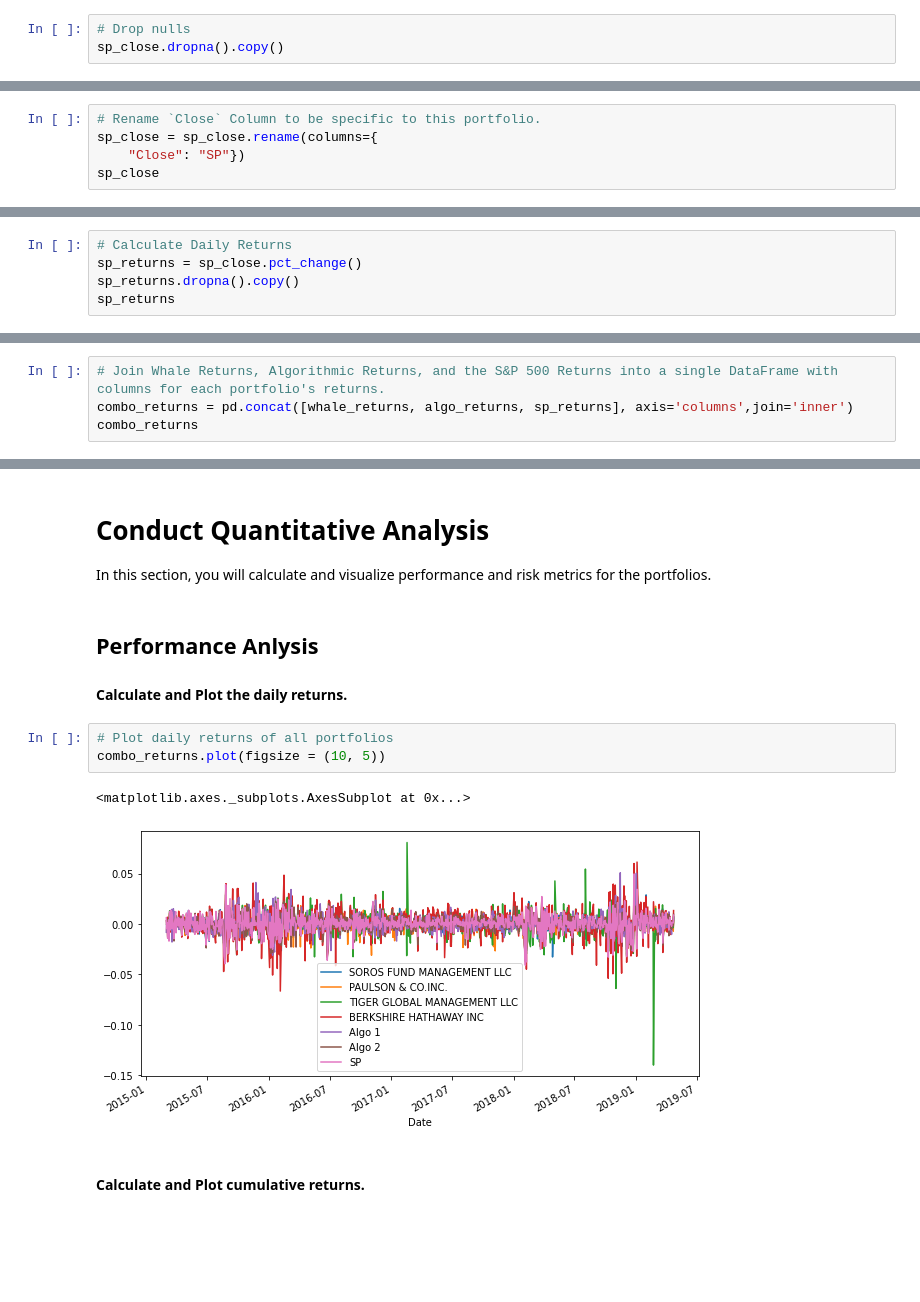
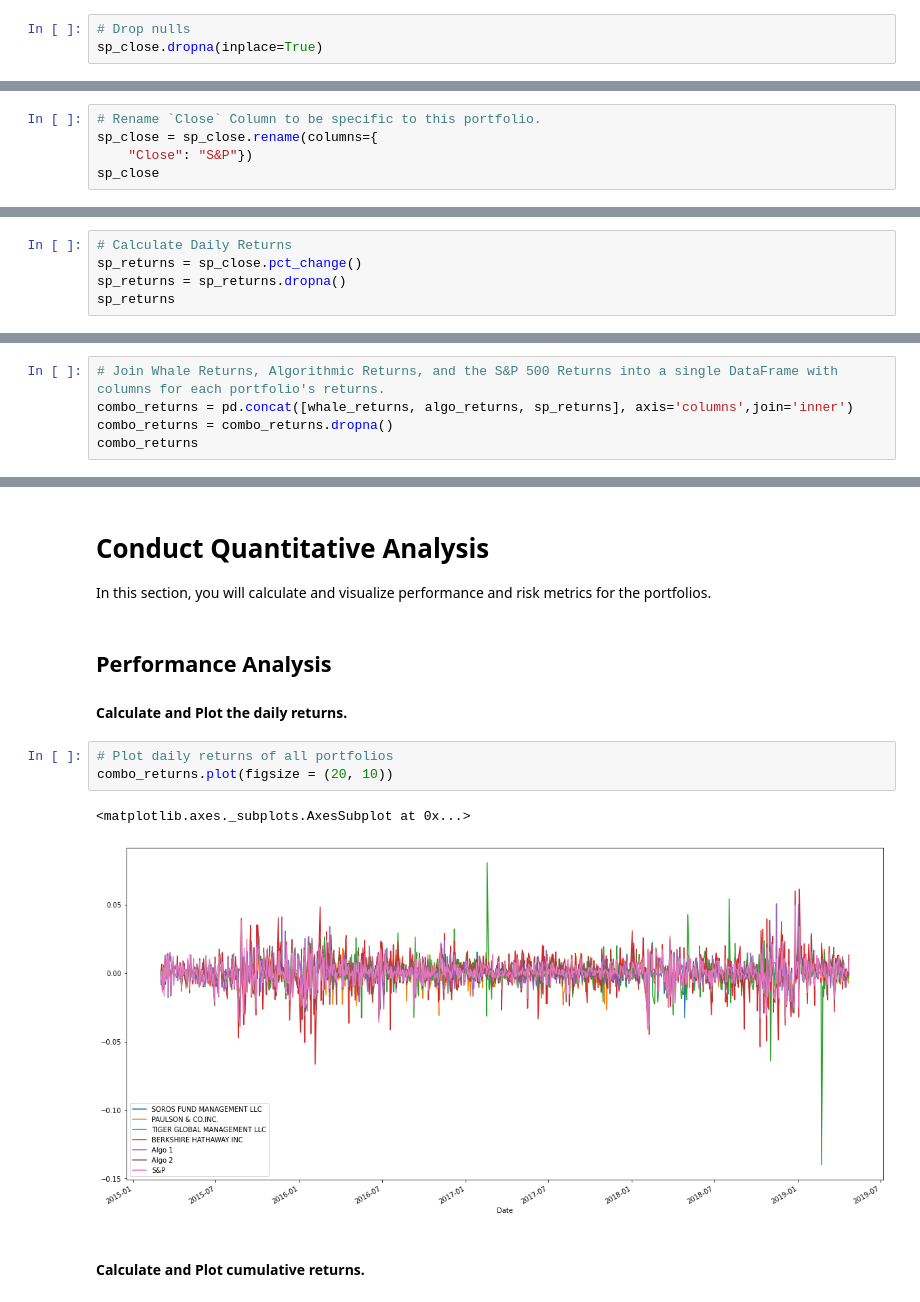
Before and after one commit to mnewk555/panda-homework, a Jupyter notebook: main.ipynb, the cells around one changed output, grey strips where cells are left out. Cells and saved outputs as stored; diff of their text form; blank space fills up the shorter version.

```diff
--- a/main.ipynb
+++ b/main.ipynb
@@ -127,4 +101,4 @@ sp_close
 1649 rows × 2 columns
 # %%
 # Drop nulls
-sp_close.dropna().copy()
+sp_close.dropna(inplace=True)
@@ -165,6 +125,6 @@ sp_close
 # %%
 # Rename `Close` Column to be specific to this portfolio.
 sp_close = sp_close.rename(columns={
-    "Close": "SP"})
+    "Close": "S&P"})
 sp_close
 # %% [output]
@@ -185,6 +145,6 @@ sp_close
 # %%
 # Calculate Daily Returns
 sp_returns = sp_close.pct_change()
-sp_returns.dropna().copy()
+sp_returns = sp_returns.dropna()
 sp_returns
 # %% [output]
@@ -207,6 +167,7 @@ sp_returns
 # %%
 # Join Whale Returns, Algorithmic Returns, and the S&P 500 Returns into a single DataFrame with columns for each portfolio's returns.
 combo_returns = pd.concat([whale_returns, algo_returns, sp_returns], axis='columns',join='inner')
+combo_returns = combo_returns.dropna()
 combo_returns
 # %% [output]
 |  | SOROS FUND MANAGEMENT LLC | PAULSON & CO.INC. | TIGER GLOBAL MANAGEMENT LLC | BERKSHIRE HATHAWAY INC | Algo 1 | Algo 2 | ... |
@@ -230,15 +191,15 @@ combo_returns
 
 In this section, you will calculate and visualize performance and risk metrics for the portfolios.
 # %% [markdown]
-## Performance Anlysis
+## Performance Analysis
 
 #### Calculate and Plot the daily returns.
 # %%
 # Plot daily returns of all portfolios
-combo_returns.plot(figsize = (10, 5))
+combo_returns.plot(figsize = (20, 10))
 # %% [output]
 <matplotlib.axes._subplots.AxesSubplot at 0x...>
-[figure, old version]
+[figure, new version]
 # %% [markdown]
 #### Calculate and Plot cumulative returns.
 # %%
```
Also changed, not shown: parts of 43 cells of this notebook.
